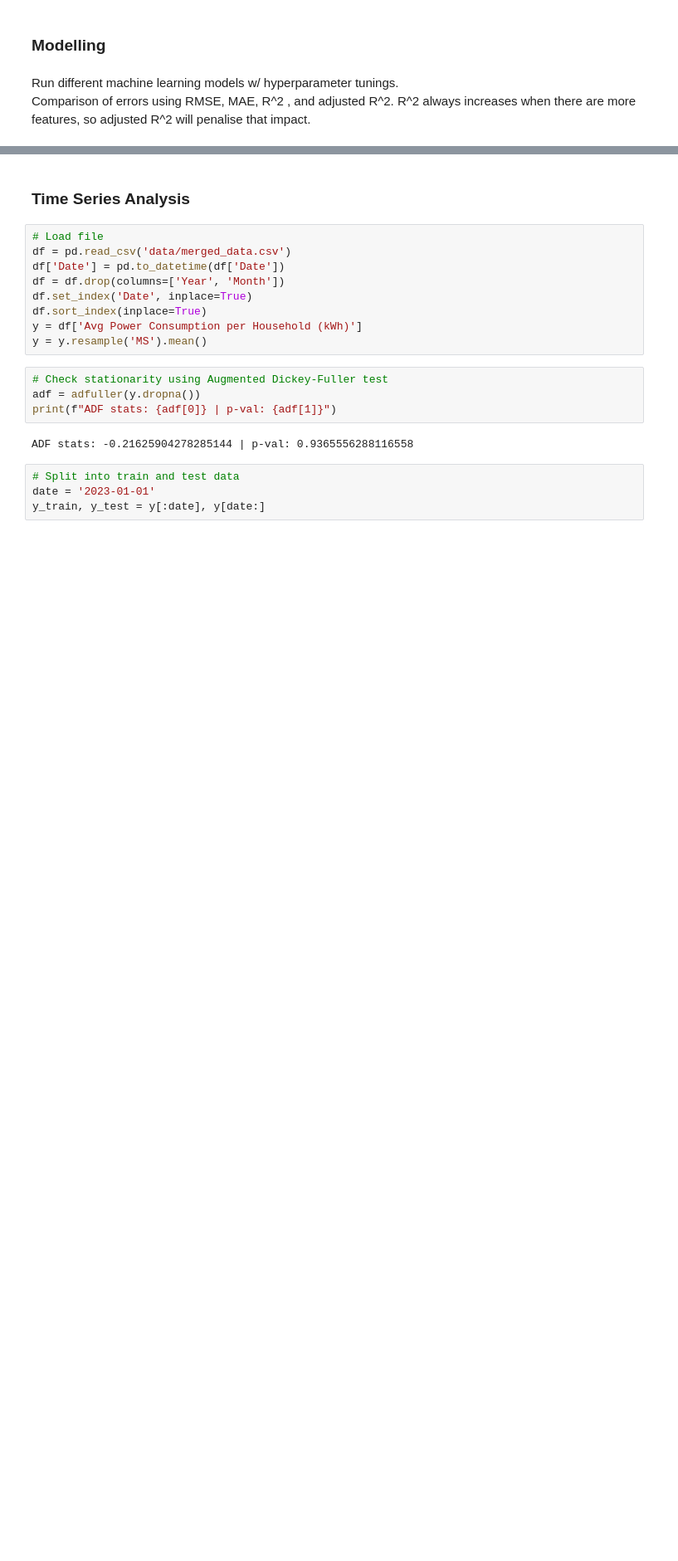
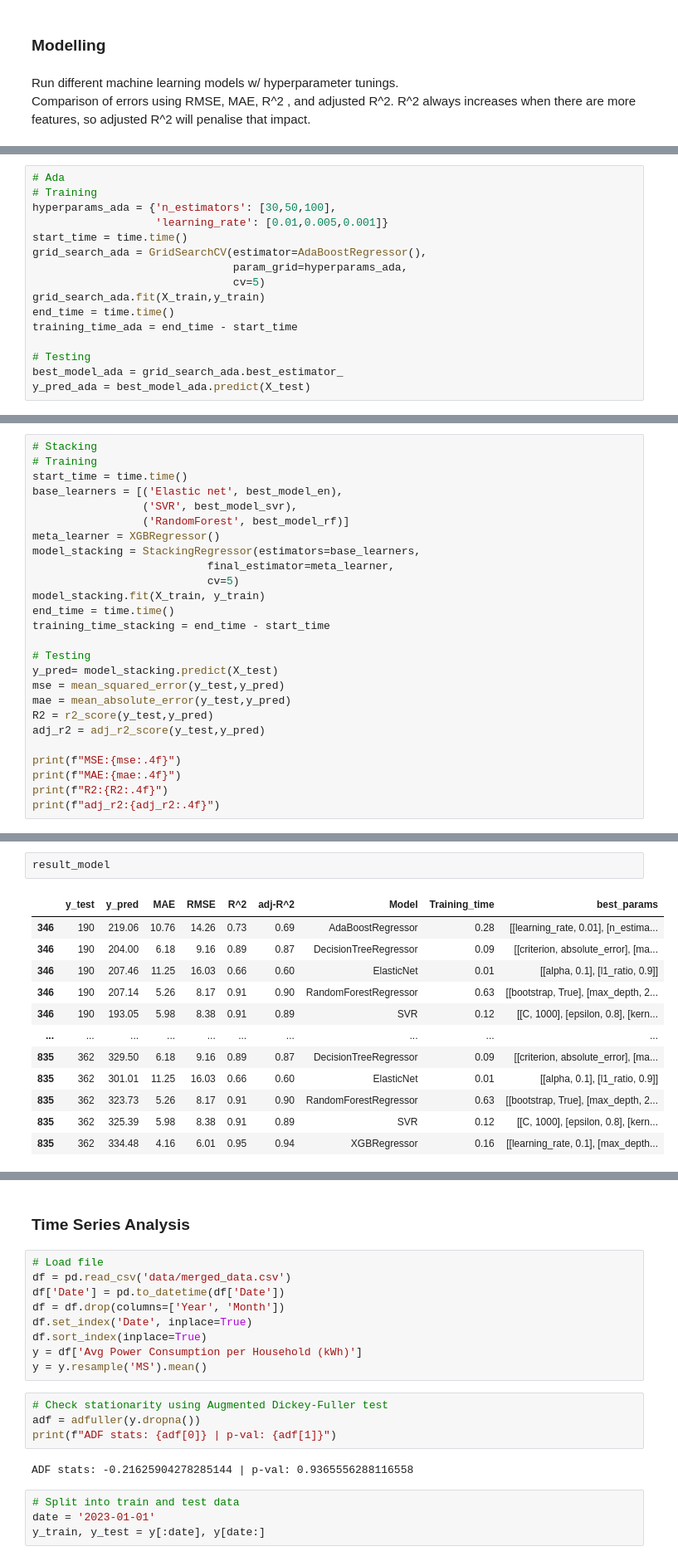
Before and after one commit to somnio-kimm/electricity_consumption_prediction, a Jupyter notebook: electricity_consumption_prediction.ipynb, the cells around one changed output, grey strips where cells are left out. Shown at 83% size. Drawn from its saved outputs; the diff is of its cells as text; blank space fills up the shorter version.

```diff
--- a/electricity_consumption_prediction.ipynb
+++ b/electricity_consumption_prediction.ipynb
@@ -1036,0 +748,16 @@ Error:
+# %%
+# Ada
+# Training
+hyperparams_ada = {'n_estimators': [30,50,100],
+				   'learning_rate': [0.01,0.005,0.001]}
+start_time = time.time()
+grid_search_ada = GridSearchCV(estimator=AdaBoostRegressor(),
+							   param_grid=hyperparams_ada,
+							   cv=5)
+grid_search_ada.fit(X_train,y_train)
+end_time = time.time()
+training_time_ada = end_time - start_time
+
+# Testing
+best_model_ada = grid_search_ada.best_estimator_
+y_pred_ada = best_model_ada.predict(X_test)
@@ -1036,0 +786,26 @@ Error:
+# %%
+# Stacking
+# Training
+start_time = time.time()
+base_learners = [('Elastic net', best_model_en),
+				 ('SVR', best_model_svr),
+				 ('RandomForest', best_model_rf)]
+meta_learner = XGBRegressor()
+model_stacking = StackingRegressor(estimators=base_learners,
+						   final_estimator=meta_learner,
+						   cv=5)
+model_stacking.fit(X_train, y_train)
+end_time = time.time()
+training_time_stacking = end_time - start_time
+
+# Testing
+y_pred= model_stacking.predict(X_test)
+mse = mean_squared_error(y_test,y_pred)
+mae = mean_absolute_error(y_test,y_pred)
+R2 = r2_score(y_test,y_pred)
+adj_r2 = adj_r2_score(y_test,y_pred)
+
+print(f"MSE:{mse:.4f}")
+print(f"MAE:{mae:.4f}")
+print(f"R2:{R2:.4f}")
+print(f"adj_r2:{adj_r2:.4f}")
@@ -1036,0 +880,15 @@ Error:
+# %%
+result_model
+# %% [output]
+|  | y_test | y_pred | MAE | RMSE | R^2 | adj-R^2 | Model | Training_time | best_params |
+| 346 | 190 | 219.06 | 10.76 | 14.26 | 0.73 | 0.69 | AdaBoostRegressor | 0.28 | [[learning_rate, 0.01], [n_estima... |
+| 346 | 190 | 204.00 | 6.18 | 9.16 | 0.89 | 0.87 | DecisionTreeRegressor | 0.09 | [[criterion, absolute_error], [ma... |
+| 346 | 190 | 207.46 | 11.25 | 16.03 | 0.66 | 0.60 | ElasticNet | 0.01 | [[alpha, 0.1], [l1_ratio, 0.9]] |
+| 346 | 190 | 207.14 | 5.26 | 8.17 | 0.91 | 0.90 | RandomForestRegressor | 0.63 | [[bootstrap, True], [max_depth, 2... |
+| 346 | 190 | 193.05 | 5.98 | 8.38 | 0.91 | 0.89 | SVR | 0.12 | [[C, 1000], [epsilon, 0.8], [kern... |
+| ... | ... | ... | ... | ... | ... | ... | ... | ... | ... |
+| 835 | 362 | 329.50 | 6.18 | 9.16 | 0.89 | 0.87 | DecisionTreeRegressor | 0.09 | [[criterion, absolute_error], [ma... |
+| 835 | 362 | 301.01 | 11.25 | 16.03 | 0.66 | 0.60 | ElasticNet | 0.01 | [[alpha, 0.1], [l1_ratio, 0.9]] |
+| 835 | 362 | 323.73 | 5.26 | 8.17 | 0.91 | 0.90 | RandomForestRegressor | 0.63 | [[bootstrap, True], [max_depth, 2... |
+| 835 | 362 | 325.39 | 5.98 | 8.38 | 0.91 | 0.89 | SVR | 0.12 | [[C, 1000], [epsilon, 0.8], [kern... |
+| 835 | 362 | 334.48 | 4.16 | 6.01 | 0.95 | 0.94 | XGBRegressor | 0.16 | [[learning_rate, 0.1], [max_depth... |
```
Also changed, not shown: parts of 47 cells of this notebook, 7 other files.
